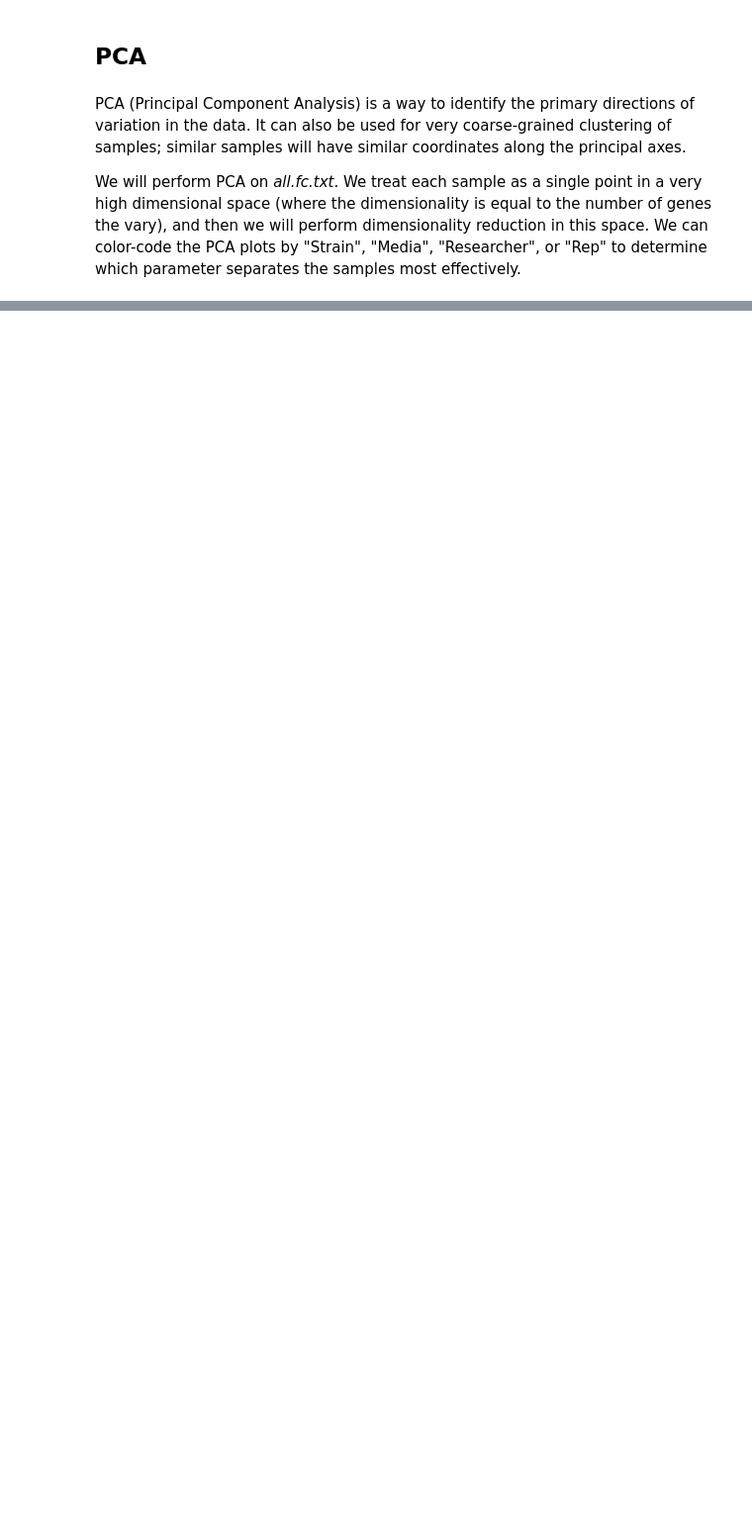
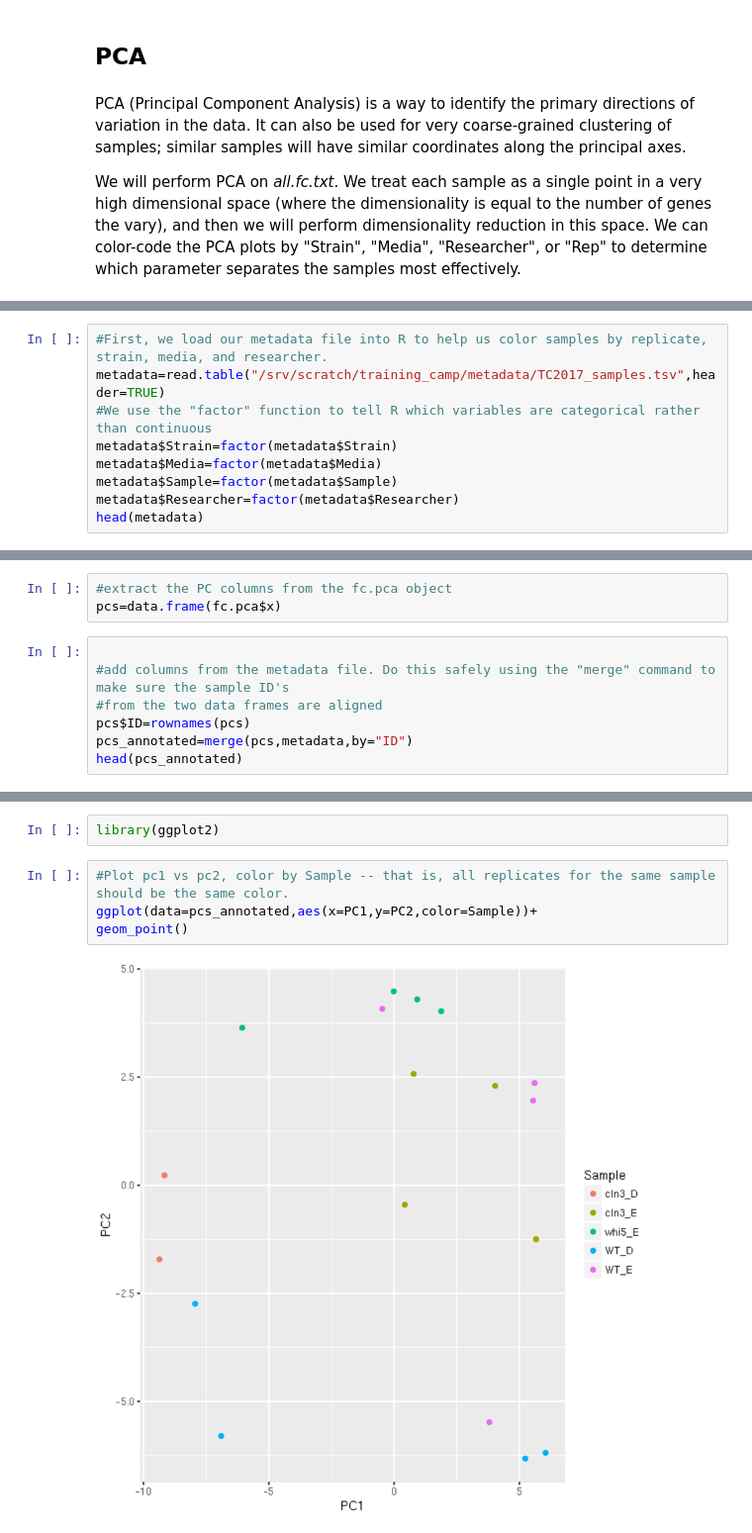
Before and after one commit to kundajelab/training_camp, a Jupyter notebook: workflow_notebooks/3.1 Clustering analysis and PCA.ipynb, the cells around one changed output, grey strips where cells are left out. Shown: that part at 99% size. Saved outputs shown, nothing was run; the diff lists cells and outputs as text; blank space fills up the shorter version.

```diff
--- a/workflow_notebooks/3.1 Clustering analysis and PCA.ipynb
+++ b/workflow_notebooks/3.1 Clustering analysis and PCA.ipynb
@@ -211,0 +171,9 @@ We will do this analysis in bash rather than in R, so continue on to the next tu
+# %%
+#First, we load our metadata file into R to help us color samples by replicate, strain, media, and researcher.
+metadata=read.table("/srv/scratch/training_camp/metadata/TC2017_samples.tsv",header=TRUE)
+#We use the "factor" function to tell R which variables are categorical rather than continuous
+metadata$Strain=factor(metadata$Strain)
+metadata$Media=factor(metadata$Media)
+metadata$Sample=factor(metadata$Sample)
+metadata$Researcher=factor(metadata$Researcher)
+head(metadata)
@@ -211,0 +188,10 @@ We will do this analysis in bash rather than in R, so continue on to the next tu
+# %%
+#extract the PC columns from the fc.pca object
+pcs=data.frame(fc.pca$x)
+# %%
+
+#add columns from the metadata file. Do this safely using the "merge" command to make sure the sample ID's
+#from the two data frames are aligned
+pcs$ID=rownames(pcs)
+pcs_annotated=merge(pcs,metadata,by="ID")
+head(pcs_annotated)
@@ -211,0 +209,8 @@ We will do this analysis in bash rather than in R, so continue on to the next tu
+# %%
+library(ggplot2)
+# %%
+#Plot pc1 vs pc2, color by Sample -- that is, all replicates for the same sample should be the same color.
+ggplot(data=pcs_annotated,aes(x=PC1,y=PC2,color=Sample))+
+geom_point()
+# %% [output]
+[figure, added]
```
Also changed, not shown: parts of 50 cells of this notebook, 3 other files.
